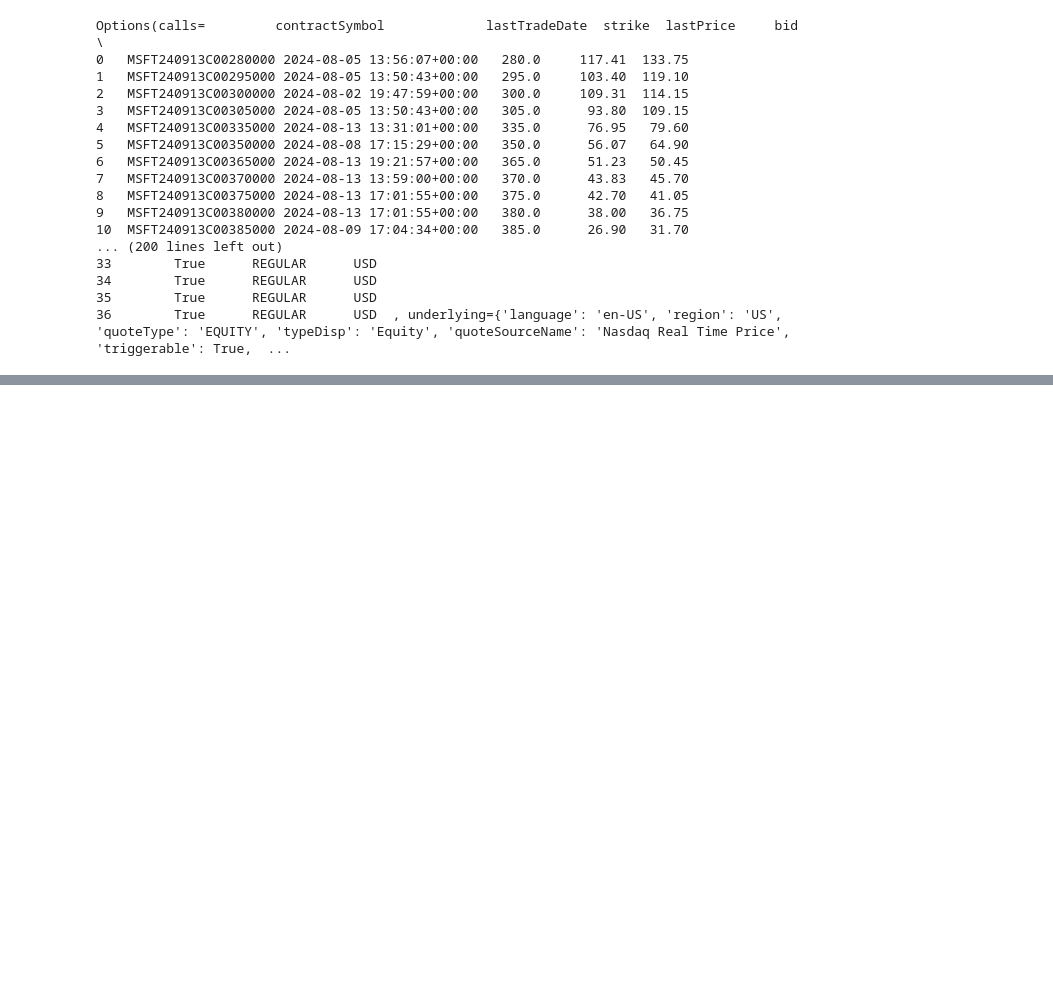
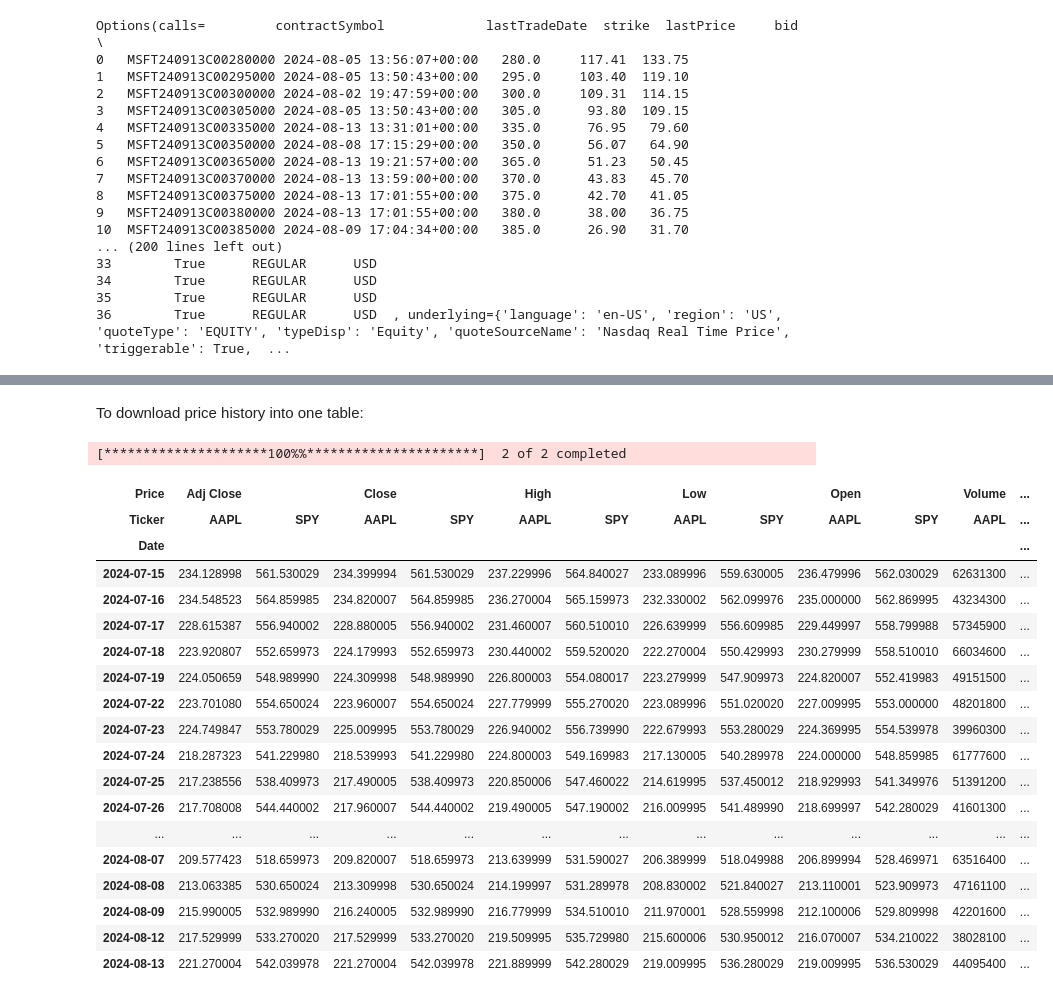
Before and after one commit to Bborub/streamlit, a Jupyter notebook: yfinance_better_13Aug24.ipynb, the cells around one changed output, grey strips where cells are left out. Cells and saved outputs as stored; diff of their text form; code cells hidden in the pictures; blank space fills up the shorter version.

```diff
--- a/yfinance_better_13Aug24.ipynb
+++ b/yfinance_better_13Aug24.ipynb
@@ -88,0 +120,27 @@ Options(calls=         contractSymbol             lastTradeDate  strike  lastPri
+# %% [markdown]
+To download price history into one table:
+# %%
+import yfinance as yf
+data = yf.download("SPY AAPL", period="1mo")
+data
+# %% [output]
+[*********************100%%**********************]  2 of 2 completed
+| Price | Adj Close |  | Close |  | High |  | Low |  | Open |  | Volume | ... |
+| Ticker | AAPL | SPY | AAPL | SPY | AAPL | SPY | AAPL | SPY | AAPL | SPY | AAPL | ... |
+| Date |  |  |  |  |  |  |  |  |  |  |  | ... |
+| 2024-07-15 | 234.128998 | 561.530029 | 234.399994 | 561.530029 | 237.229996 | 564.840027 | 233.089996 | 559.630005 | 236.479996 | 562.030029 | 62631300 | ... |
+| 2024-07-16 | 234.548523 | 564.859985 | 234.820007 | 564.859985 | 236.270004 | 565.159973 | 232.330002 | 562.099976 | 235.000000 | 562.869995 | 43234300 | ... |
+| 2024-07-17 | 228.615387 | 556.940002 | 228.880005 | 556.940002 | 231.460007 | 560.510010 | 226.639999 | 556.609985 | 229.449997 | 558.799988 | 57345900 | ... |
+| 2024-07-18 | 223.920807 | 552.659973 | 224.179993 | 552.659973 | 230.440002 | 559.520020 | 222.270004 | 550.429993 | 230.279999 | 558.510010 | 66034600 | ... |
+| 2024-07-19 | 224.050659 | 548.989990 | 224.309998 | 548.989990 | 226.800003 | 554.080017 | 223.279999 | 547.909973 | 224.820007 | 552.419983 | 49151500 | ... |
+| 2024-07-22 | 223.701080 | 554.650024 | 223.960007 | 554.650024 | 227.779999 | 555.270020 | 223.089996 | 551.020020 | 227.009995 | 553.000000 | 48201800 | ... |
+| 2024-07-23 | 224.749847 | 553.780029 | 225.009995 | 553.780029 | 226.940002 | 556.739990 | 222.679993 | 553.280029 | 224.369995 | 554.539978 | 39960300 | ... |
+| 2024-07-24 | 218.287323 | 541.229980 | 218.539993 | 541.229980 | 224.800003 | 549.169983 | 217.130005 | 540.289978 | 224.000000 | 548.859985 | 61777600 | ... |
+| 2024-07-25 | 217.238556 | 538.409973 | 217.490005 | 538.409973 | 220.850006 | 547.460022 | 214.619995 | 537.450012 | 218.929993 | 541.349976 | 51391200 | ... |
+| 2024-07-26 | 217.708008 | 544.440002 | 217.960007 | 544.440002 | 219.490005 | 547.190002 | 216.009995 | 541.489990 | 218.699997 | 542.280029 | 41601300 | ... |
+| ... | ... | ... | ... | ... | ... | ... | ... | ... | ... | ... | ... | ... |
+| 2024-08-07 | 209.577423 | 518.659973 | 209.820007 | 518.659973 | 213.639999 | 531.590027 | 206.389999 | 518.049988 | 206.899994 | 528.469971 | 63516400 | ... |
+| 2024-08-08 | 213.063385 | 530.650024 | 213.309998 | 530.650024 | 214.199997 | 531.289978 | 208.830002 | 521.840027 | 213.110001 | 523.909973 | 47161100 | ... |
+| 2024-08-09 | 215.990005 | 532.989990 | 216.240005 | 532.989990 | 216.779999 | 534.510010 | 211.970001 | 528.559998 | 212.100006 | 529.809998 | 42201600 | ... |
+| 2024-08-12 | 217.529999 | 533.270020 | 217.529999 | 533.270020 | 219.509995 | 535.729980 | 215.600006 | 530.950012 | 216.070007 | 534.210022 | 38028100 | ... |
+| 2024-08-13 | 221.270004 | 542.039978 | 221.270004 | 542.039978 | 221.889999 | 542.280029 | 219.009995 | 536.280029 | 219.009995 | 536.530029 | 44095400 | ... |
```
Also changed, not shown: parts of 8 cells of this notebook.
